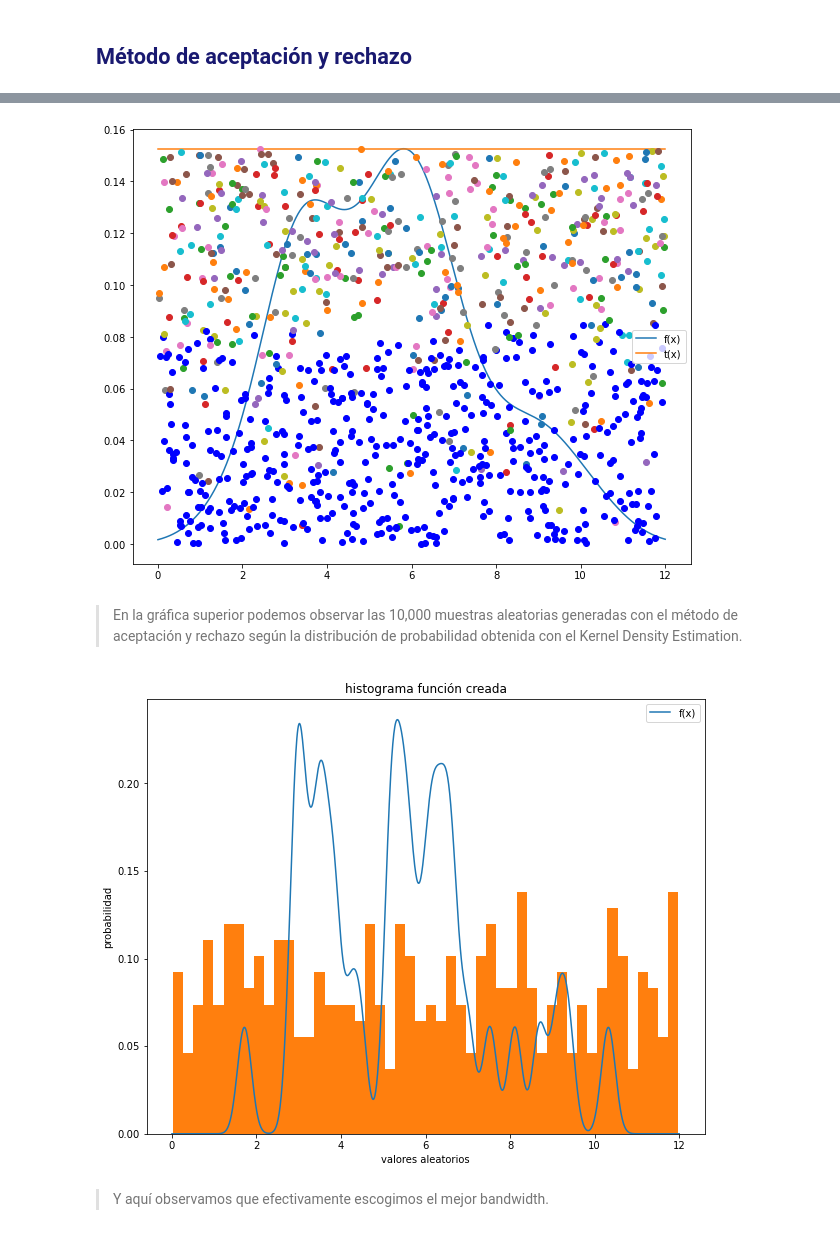
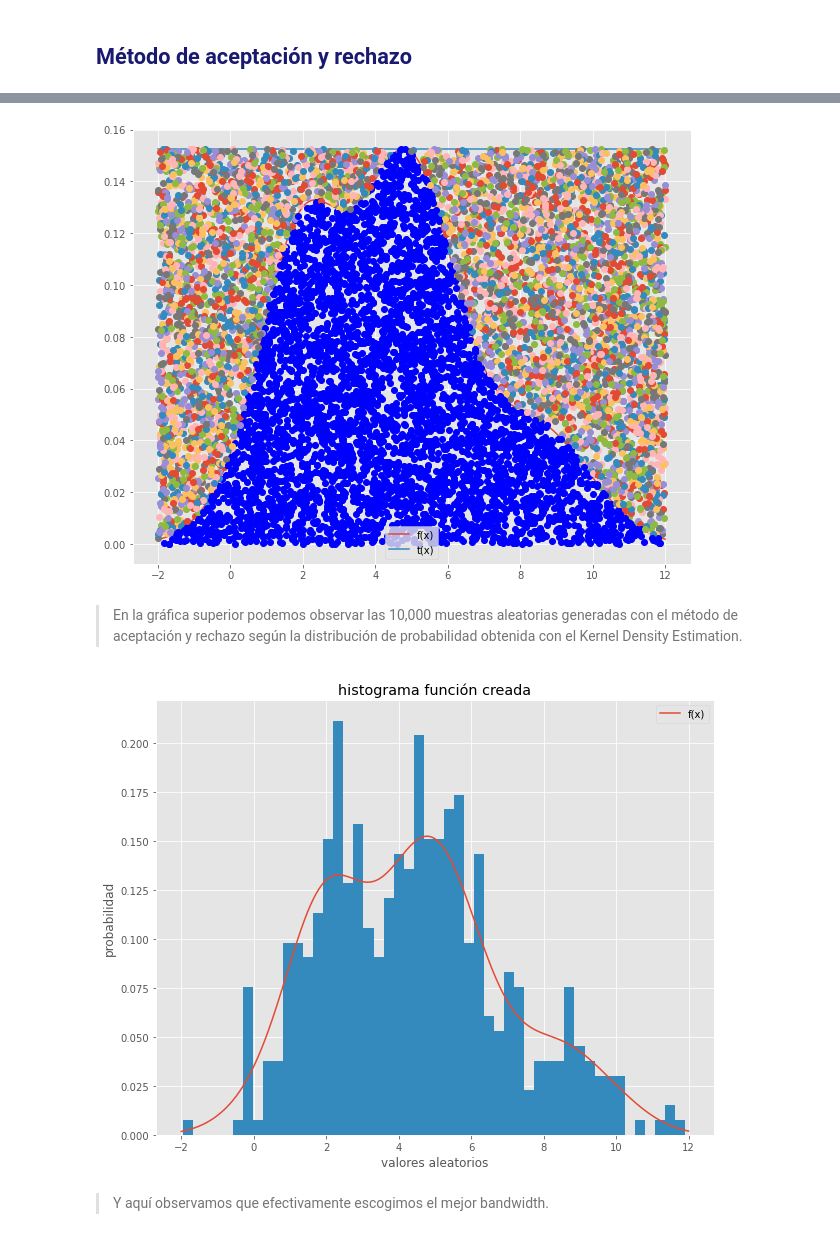
Before and after one commit to danielabenavides/proyecto_modulo1, a Jupyter notebook: ProyectoModulo1_Benavides_Rivera.ipynb, the cells around one changed output, grey strips where cells are left out. Cells and saved outputs as stored; diff of their text form; code cells hidden in the pictures.

```diff
--- a/ProyectoModulo1_Benavides_Rivera.ipynb
+++ b/ProyectoModulo1_Benavides_Rivera.ipynb
@@ -468,14 +468,6 @@ ANDRES ALVARO PEREZ GARCIA             1.695604
 ANTONIO  ARANDA VAZQUEZ/500114         0.565104
 ARMANDO SERRANO ESQUIVEL               1.718067
 Name: Tiempo frente al cliente, dtype: float64
-# %%
-def kde_sklearn(x, x_grid, bandwidth=0.2, **kwargs):
-    """Kernel Density Estimation with Scikit-learn"""
-    kde_skl = KernelDensity(bandwidth=bandwidth, **kwargs)
-    kde_skl.fit(x[:, np.newaxis])
-    # score_samples() returns the log-likelihood of the samples
-    log_pdf = kde_skl.score_samples(x_grid[:, np.newaxis])
-    return np.exp(log_pdf)
 # %% [markdown]
 > Utilizamos Kernel Density Estimation para visualizar los datos y escoger el mejor bandwidth.
 # %%
@@ -512,6 +504,14 @@ ax.set_xlim(-2, 6);
 [figure]
 # %% [markdown]
 ## <font color='midnightblue'> Método de aceptación y rechazo
+# %%
+def kde_sklearn(x, x_grid, bandwidth=0.2, **kwargs):
+    """Kernel Density Estimation with Scikit-learn"""
+    kde_skl = KernelDensity(bandwidth=bandwidth, **kwargs)
+    kde_skl.fit(x[:, np.newaxis])
+    # score_samples() returns the log-likelihood of the samples
+    pdf = lambda x: np.exp(kde_skl.score_samples(x[:, np.newaxis]))
+    return pdf
 # %%
 # Función objetivo
 x_grid = np.linspace(-2, 6, 1000)
@@ -974,23 +972,23 @@ ax.set_xlim(-2,12);
 # Función objetivo
 x_grid = np.linspace(-2, 12, 1000)
 data2 = np.asarray(prom_TR)
-f = lambda x: kde_sklearn(x, x_grid, bandwidth=1)
+f = kde_sklearn(data2, x_grid, bandwidth=1)
 # Máximo de la función f
-max_f = f(data2).max()
+max_f = max(f(x))
 # Función t
 t = lambda x: max_f*np.ones(len(x))
-x = np.linspace(0,12,1000)  # Rango donde se graficará las funciones
+x = np.linspace(-2,12,1000)  # Rango donde se graficará las funciones
 print('El máximo de f es:',max_f)
 # Gráficas de las funciones
 plt.figure(figsize=(10,8))
-plt.plot(x,f(data2),label='f(x)')
+plt.plot(x,f(x),label='f(x)')
 plt.plot(x,t(x),label='t(x)')
 plt.legend()
 
 # Validación del método
-N = 1000 # número de puntos a simular
+N = 10000 # número de puntos a simular
 R2 = np.random.rand(N)
-R1 = np.random.uniform(0,12,N)
+R1 = np.random.uniform(-2,12,N)
 
 Acep_rechazo(R2,R1,f,t)
 # %% [output]
@@ -998,22 +996,22 @@ El máximo de f es: 0.15259865191399527
-[figure, old version]
+[figure, new version]
 # %% [markdown]
 > En la gráfica superior podemos observar las 10,000 muestras aleatorias generadas con el método de aceptación y rechazo según la distribución de probabilidad obtenida con el Kernel Density Estimation.
 # %%
-> En la gráfica superior podemos observar las 10,000 muestras aleatorias generadas con el método de aceptación y rechazo según la distribución de probabilidad obtenida con el Kernel Density Estimation.# Función objetivo
-f = lambda x: kde_sklearn(x, x_grid, bandwidth=0.19310344827586207)
-x = np.linspace(0,12,1000) # Rango donde se graficará las funciones
+# Función objetivo
+f = kde_sklearn(data2, x_grid, bandwidth=1)
+x = np.linspace(-2,12,1000) # Rango donde se graficará las funciones
 # Gráfica de la función
 plt.figure(figsize=(10,8))
-plt.plot(x,f(data2),label='f(x)')
+plt.plot(x,f(x),label='f(x)')
 plt.legend()
 
 t = lambda x: max_f*np.ones(len(x))
 N = 1000
 R2 = np.random.rand(N)
-R1 = np.random.uniform(0,12,N)
+R1 = np.random.uniform(-2,12,N)
 histograma(R2, R1, f, t)
 # %% [output]
-[figure, old version]
+[figure, new version]
 # %% [markdown]
 > Y aquí observamos que efectivamente escogimos el mejor bandwidth.
 # %% [markdown]
```
Also changed, not shown: parts of 19 cells of this notebook.
